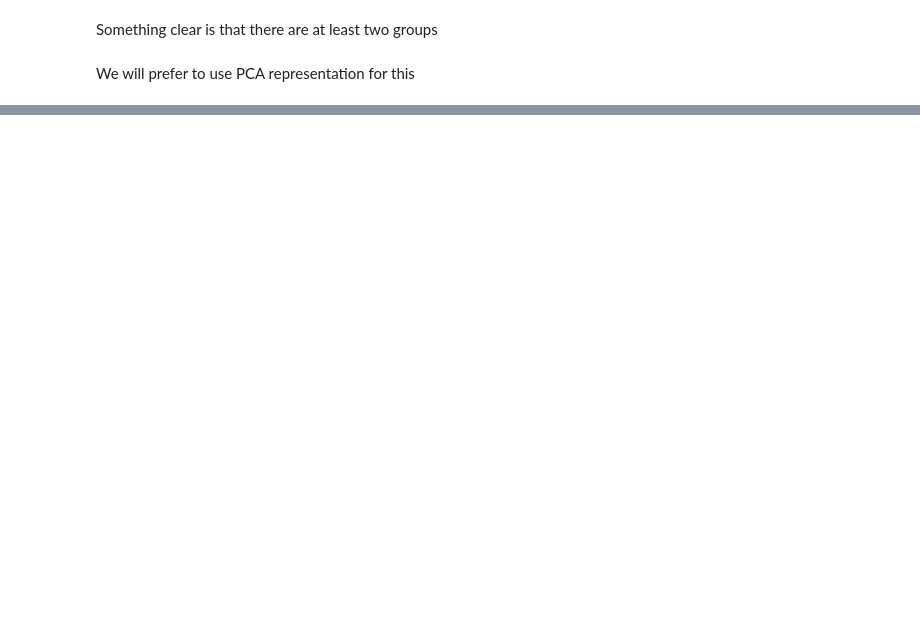
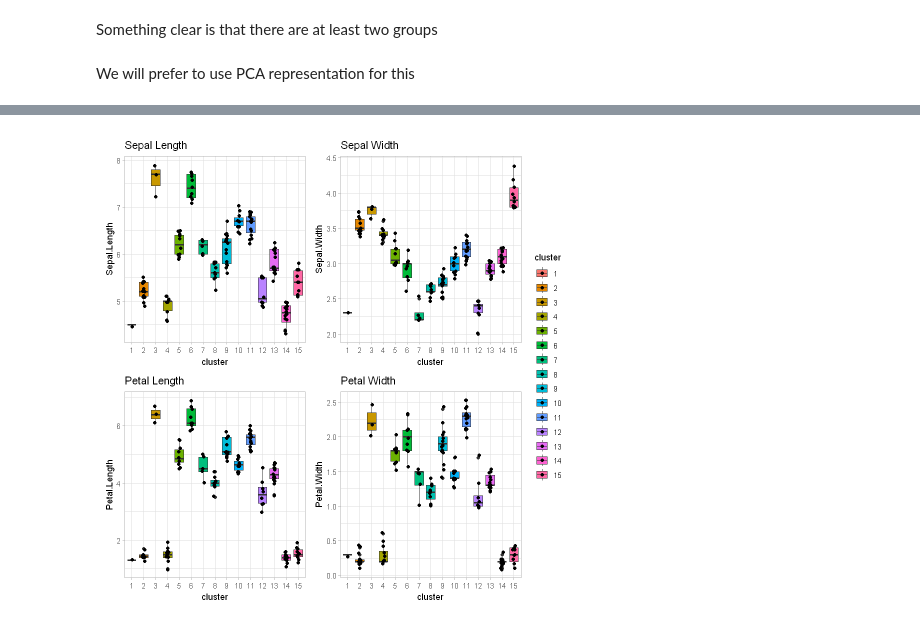
Before and after one commit to MartinLoza/KI_UTokyo_2025, a Jupyter notebook: Analysis/00_Intro_PCA_UMAP.ipynb, the cells around one changed output, grey strips where cells are left out. Cells and saved outputs as stored; diff of their text form; code cells hidden in the pictures; blank space fills up the shorter version.

```diff
--- a/Analysis/00_Intro_PCA_UMAP.ipynb
+++ b/Analysis/00_Intro_PCA_UMAP.ipynb
@@ -247,0 +260,5 @@ p_umap + p_pca + p_umap_pca + plot_layout(guides = 'collect')
+# %%
+tmp <- data
+# add tmp cluster column
+tmp$cluster <- cl
+print(head(tmp))
@@ -247,0 +273,36 @@ p_umap + p_pca + p_umap_pca + plot_layout(guides = 'collect')
+# %%
+# create boxplots for each of the columns using the cluster column as the grouping variable
+p1 <- tmp %>%
+    ggplot(aes(y = Sepal.Length, x = cluster, fill = cluster)) +
+    geom_boxplot() +
+    geom_jitter(width = 0.1) +
+    theme_light() +
+    ggtitle("Sepal Length")
+
+p2 <- tmp %>%
+    ggplot(aes(y = Sepal.Width, x = cluster, fill = cluster)) +
+    geom_boxplot() +
+    geom_jitter(width = 0.1) +
+    theme_light() +
+    ggtitle("Sepal Width")
+
+p3 <- tmp %>%
+    ggplot(aes(y = Petal.Length, x = cluster, fill = cluster)) +
+    geom_boxplot() +
+    geom_jitter(width = 0.1) +
+    theme_light() +
+    ggtitle("Petal Length")
+
+p4 <- tmp %>%
+    ggplot(aes(y = Petal.Width, x = cluster, fill = cluster)) +
+    geom_boxplot() +
+    geom_jitter(width = 0.1) +
+    theme_light() +
+    ggtitle("Petal Width")
+
+#change figure size
+options(repr.plot.width=8, repr.plot.height=8)
+p <- p1 + p2 + p3 + p4 + plot_layout(guides = 'collect')
+p
+# %% [output]
+[figure, added]
```
Also changed, not shown: parts of 12 cells of this notebook.
